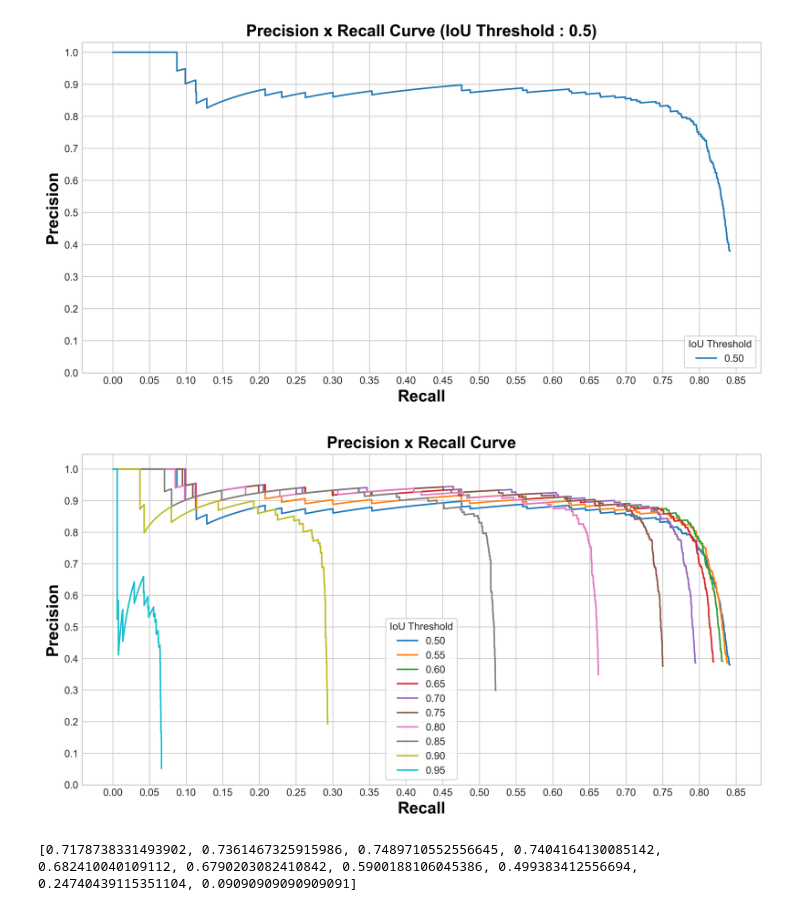
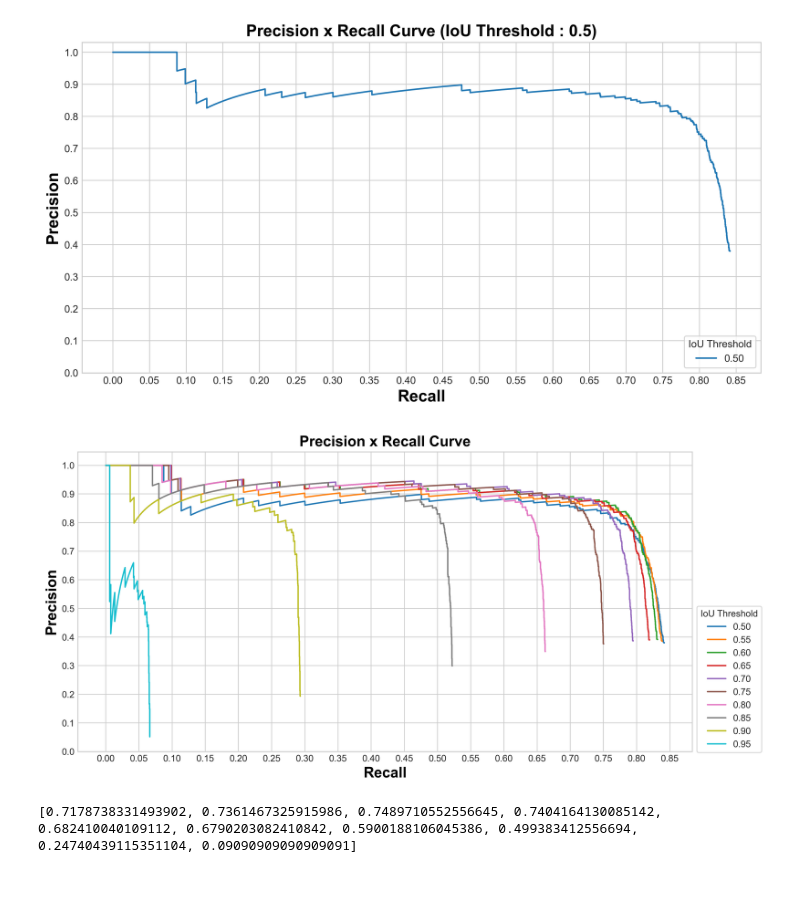
Before and after one commit to prajeshshrestha/Minor-Project-Monument-Detection, a Jupyter notebook: PR-Curve and mAP Scores.ipynb, the cells around one changed output. Cells and saved outputs as stored; diff of their text form; code cells hidden in the pictures; blank space fills up the shorter version.

```diff
--- a/PR-Curve and mAP Scores.ipynb
+++ b/PR-Curve and mAP Scores.ipynb
@@ -223,23 +222,24 @@ plt.show()
 # %%
 plt.figure(figsize = (12, 6), dpi = 360)
 plt.style.use('seaborn-whitegrid')
 font = {'color': 'black', 'size': 16, 'weight': 'bold'}
 threshold_range = np.arange(0.5, 0.96, 0.05)
 
 for i in range(len(precision_list)):
     plt.plot(recall_list[i], precision_list[i], label = "%.2f" % threshold_range[i])
 #     plt.scatter(recall_list[i], precision_list[i], s = 8)
     plt.xlabel('Recall', fontdict = font)
     plt.ylabel('Precision', fontdict = font)
     plt.title(f'Precision x Recall Curve', font)
 
-plt.legend(loc = 'best', title = 'IoU Threshold', frameon = True)
+plt.legend(loc = 'best', title = 'IoU Threshold', frameon = True, bbox_to_anchor = (1, 0.5))
 plt.xticks(np.arange(0, 0.9, 0.05))
 plt.yticks(np.arange(0, 1.1, 0.1))
-# plt.savefig("Precision x Recall Curve-0.5 to 0.95.jpg", dpi = 360, bbox_inches = 'tight', pad_inches = 0.3)
+save_loc = r"./Curves and Graphs/Precision x Recall for all thresholds.jpg"
+plt.savefig(save_loc, dpi = 360, bbox_inches = 'tight', pad_inches = 0.3)
 plt.show()
 # %% [output]
-[figure, old version]
+[figure, new version]
 # %%
 import math
 def calculate_p(rv, hp, lp, hr, lr):
```
Also changed, not shown: parts of 4 cells of this notebook, 4 other files.
